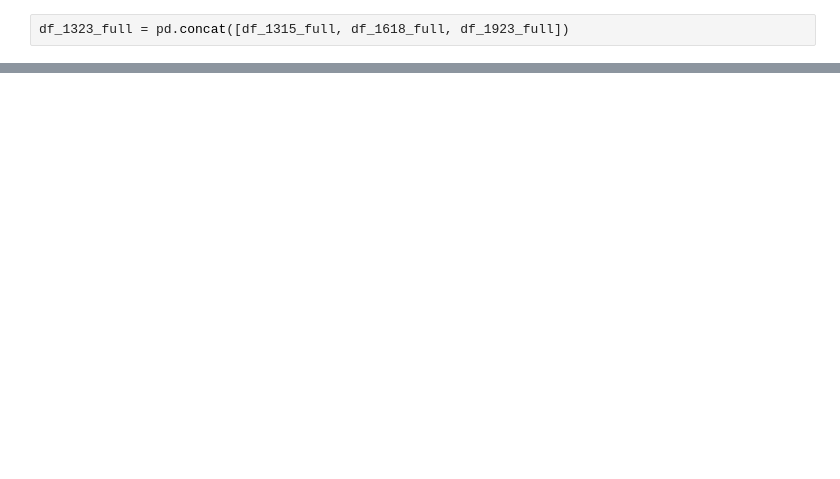
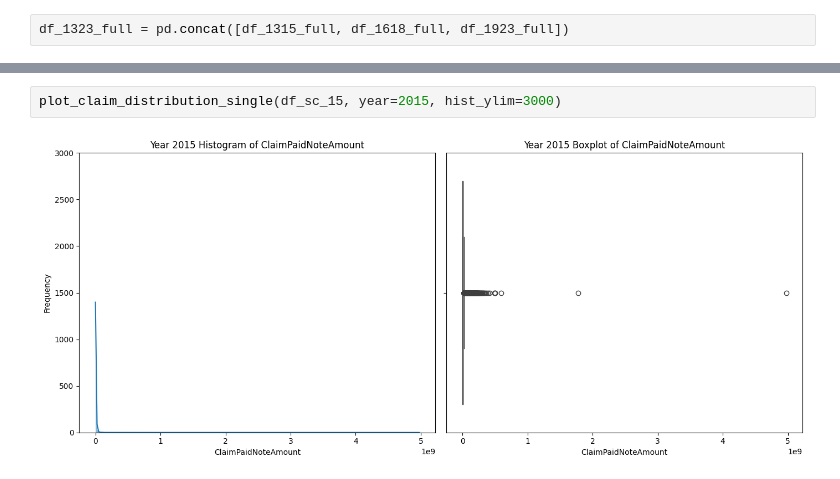
Before and after one commit to aymanrafif/health-ds-code-docs, a Jupyter notebook: concat and check distribution.ipynb, the cells around one changed output, grey strips where cells are left out. Drawn from its saved outputs; the diff is of its cells as text; blank space fills up the shorter version.

```diff
--- a/concat and check distribution.ipynb
+++ b/concat and check distribution.ipynb
@@ -215,0 +374,4 @@ df_1323_full.shape
+# %%
+plot_claim_distribution_single(df_sc_15, year=2015, hist_ylim=3000)
+# %% [output]
+[figure, added]
```
Also changed, not shown: parts of 29 cells of this notebook.
